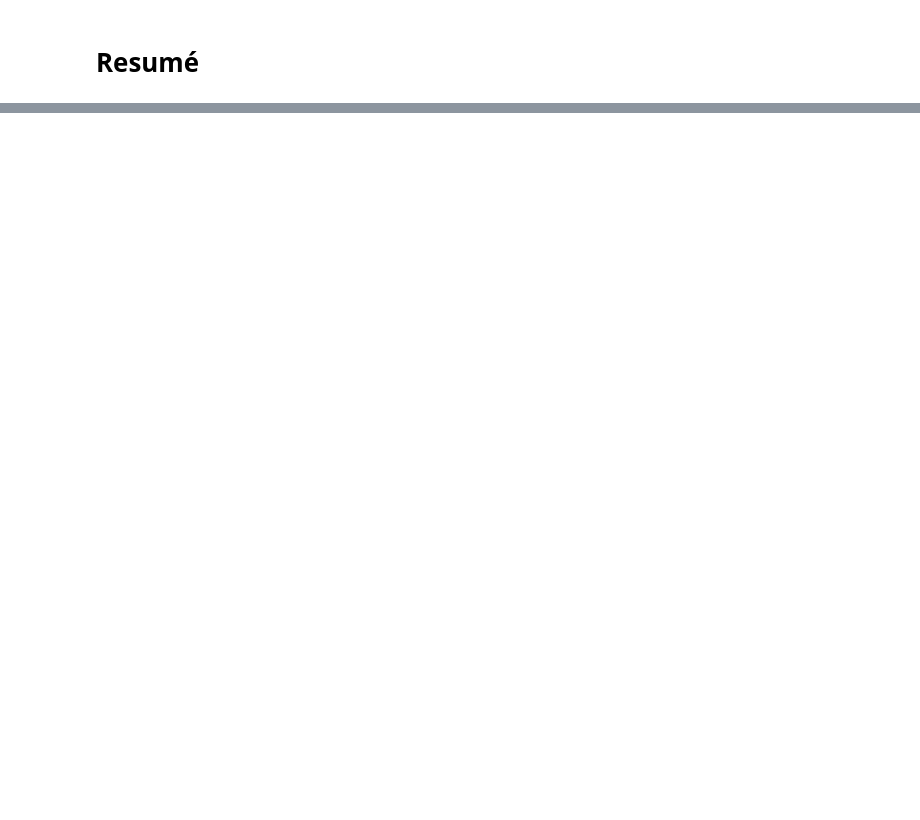
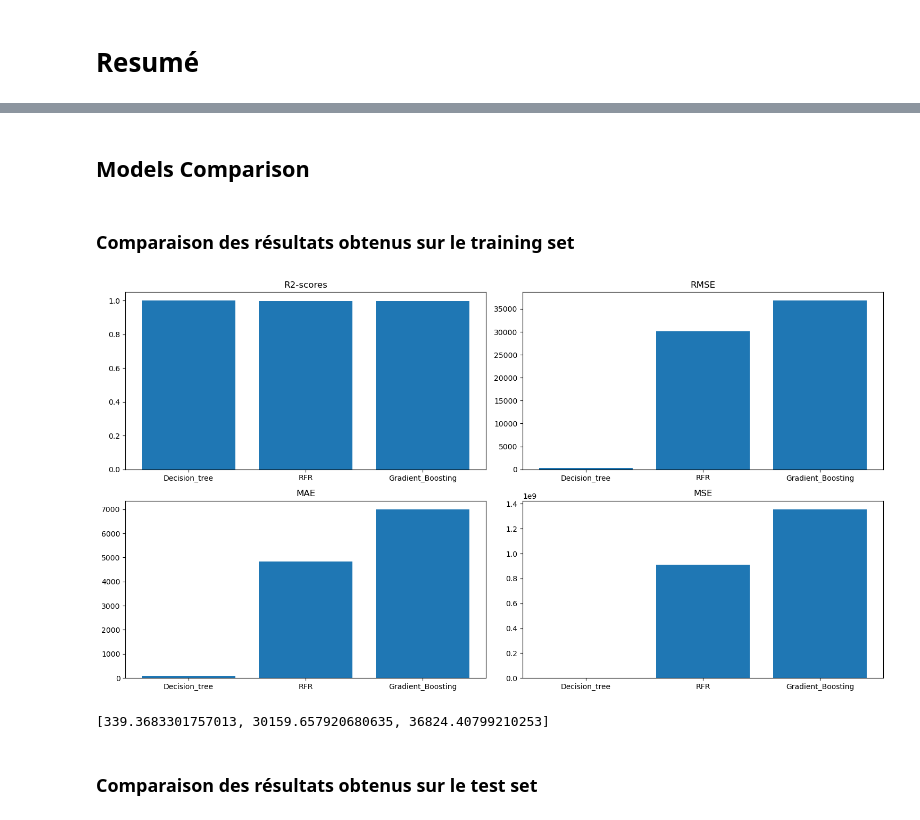
Before and after one commit to hugoguilbot/MLProject, a Jupyter notebook: Modélisation-Regression-Lineaire.ipynb, the cells around one changed output, grey strips where cells are left out. Saved outputs shown, nothing was run; the diff lists cells and outputs as text; code cells hidden in the pictures; blank space fills up the shorter version.

```diff
--- a/Modélisation-Regression-Lineaire.ipynb
+++ b/Modélisation-Regression-Lineaire.ipynb
@@ -1008,0 +1136,2 @@ df
+# %%
+gradient_model = gradient_grid.best_estimator_
@@ -1008,0 +1163,43 @@ df
+# %% [markdown]
+## Models Comparison
+# %% [markdown]
+### Comparaison des résultats obtenus sur le training set
+# %%
+models = [decision_model, rfr_model, gradient_model]
+x = ["Decision_tree", "RFR", "Gradient_Boosting"]
+#score_reg = []
+r2_scores = []
+rmse = []
+mae = []
+mse = []
+
+for model in models:
+  y_pred = model.predict(df_train_scaled)
+  r2_scores.append(r2_score(y_train, np.exp(y_pred)))
+  rmse.append(mean_squared_error(y_train, np.exp(y_pred), squared = False)) # square =  False to have root mean square error
+  mae.append(mean_absolute_error(y_train, np.exp(y_pred)))
+  mse.append(mean_squared_error(y_train, np.exp(y_pred)))
+# %%
+# plot the scores on training set
+fig=plt.figure(figsize=(15, 8))
+plt.subplot(2, 2, 1)
+plt.bar(x, r2_scores)
+plt.title("R2-scores")
+plt.subplot(2, 2, 2)
+plt.bar(x, rmse)
+plt.title("RMSE")
+plt.subplot(2, 2, 3)
+plt.bar(x, mae)
+plt.title("MAE")
+plt.subplot(2, 2, 4)
+plt.bar(x, mse)
+plt.title("MSE")
+plt.tight_layout()
+# %% [output]
+[figure, added]
+# %%
+rmse
+# %% [output]
+[339.3683301757013, 30159.657920680635, 36824.40799210253]
+# %% [markdown]
+### Comparaison des résultats obtenus sur le test set
```
Also changed, not shown: parts of 57 cells of this notebook.
